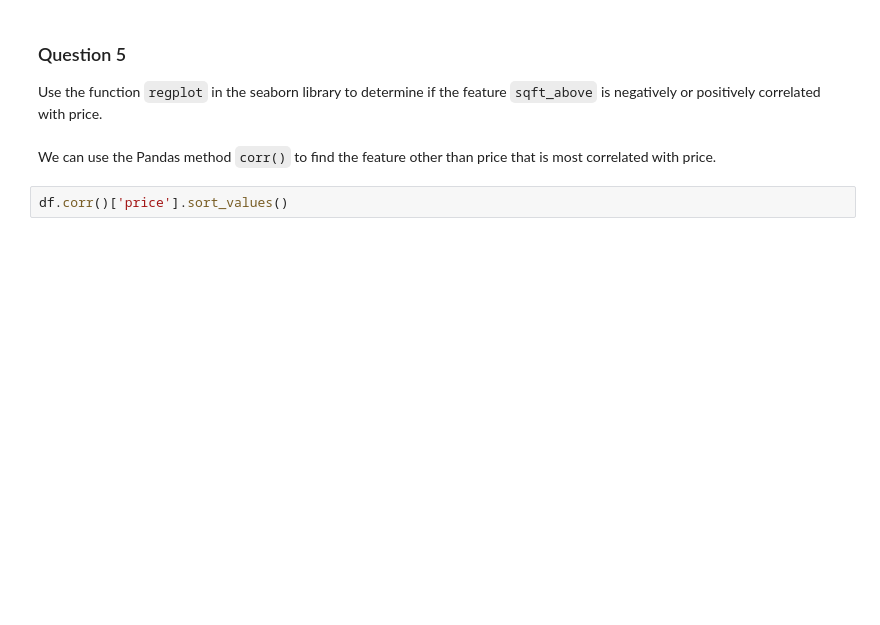
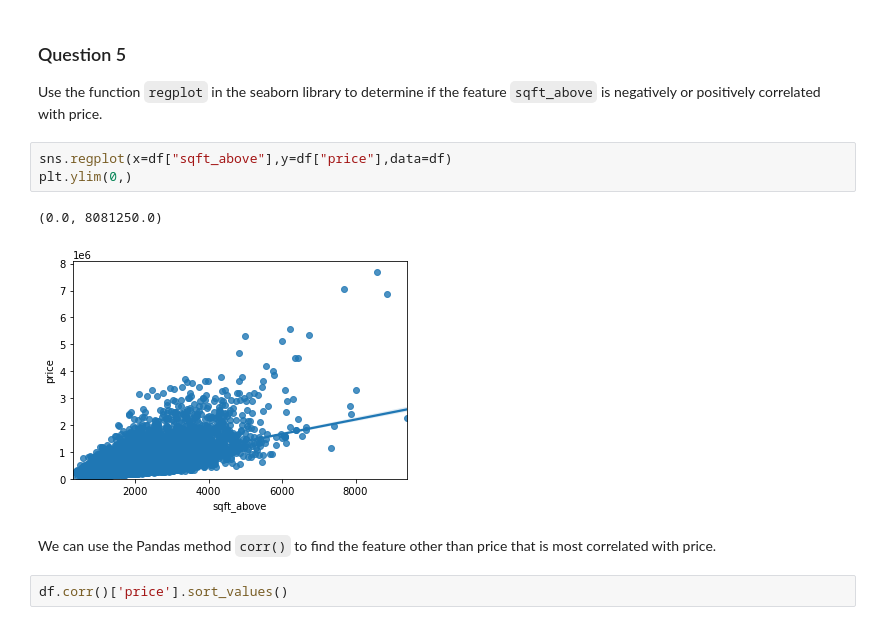
Before and after one commit to jela3105/PythonBasicsDataScience, a Jupyter notebook: 3-DataAnalysis/Notebooks/House Sales_in_King_Count_USA.ipynb, the cells around one changed output. Drawn from its saved outputs; the diff is of its cells as text; blank space fills up the shorter version.

```diff
--- a/3-DataAnalysis/Notebooks/House Sales_in_King_Count_USA.ipynb
+++ b/3-DataAnalysis/Notebooks/House Sales_in_King_Count_USA.ipynb
@@ -194,6 +199,12 @@ Use the function <code>boxplot</code> in the seaborn library  to  determine whet
 # %% [markdown]
 ### Question 5
 Use the function <code>regplot</code>  in the seaborn library  to  determine if the feature <code>sqft_above</code> is negatively or positively correlated with price.
+# %%
+sns.regplot(x=df["sqft_above"],y=df["price"],data=df)
+plt.ylim(0,)
+# %% [output]
+(0.0, 8081250.0)
+[figure, added]
 # %% [markdown]
 
 We can use the Pandas method <code>corr()</code>  to find the feature other than price that is most correlated with price.
```
Also changed, not shown: parts of 4 cells of this notebook.
